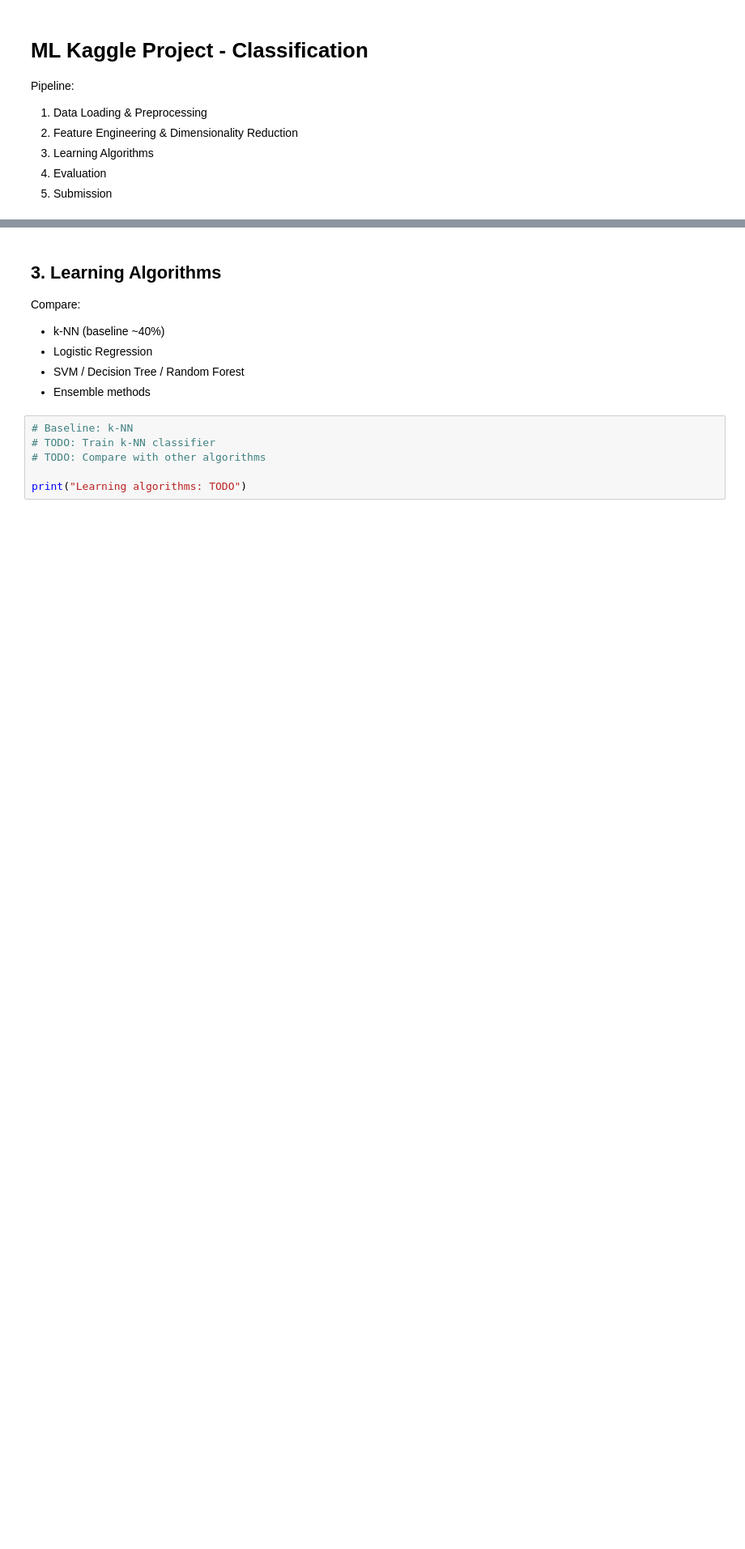
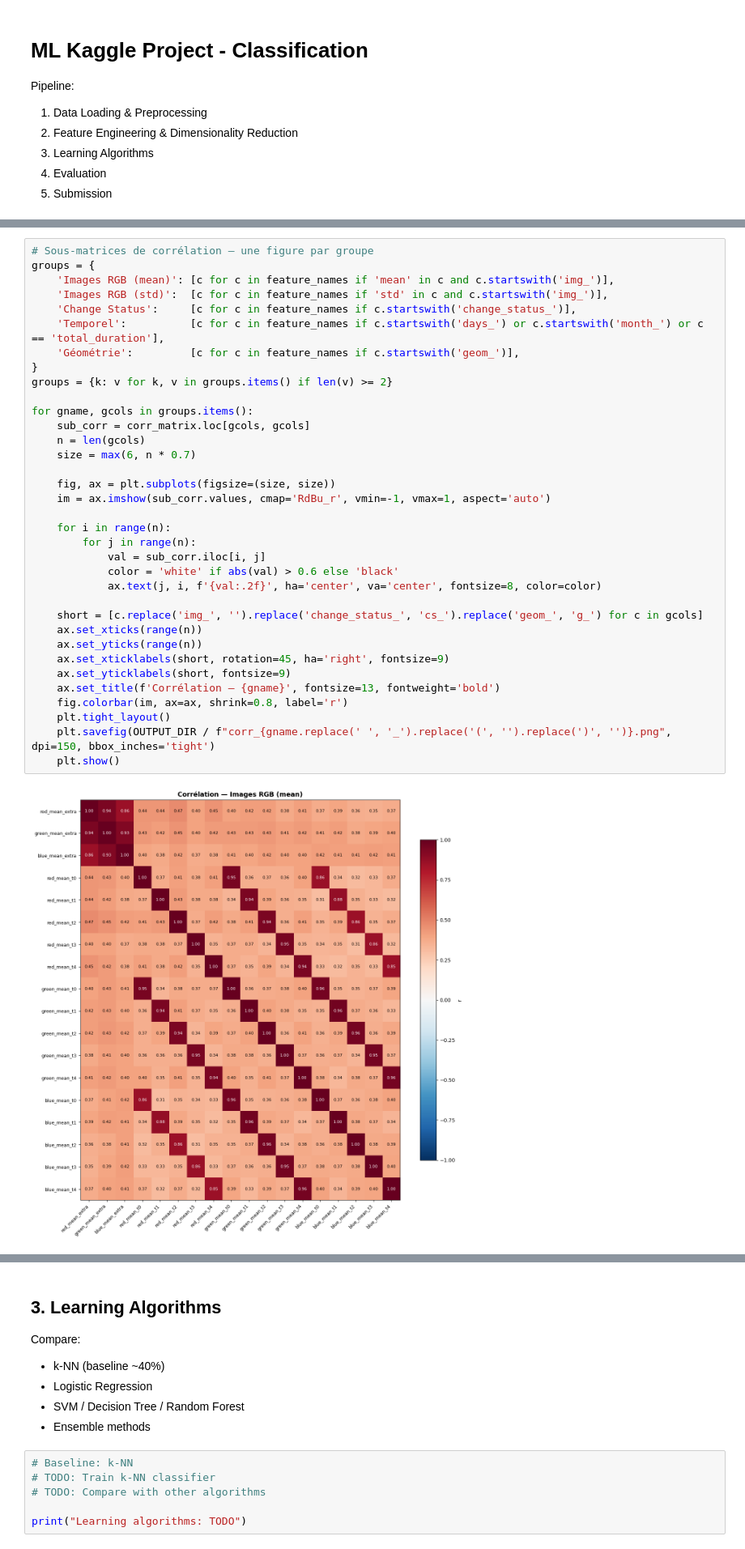
Before and after one commit to Cslu6/ML---Urban-pattern-recognition, a Jupyter notebook: Notebook.ipynb, the cells around one changed output, grey strips where cells are left out. Shown at 81% size. Cells and saved outputs as stored; diff of their text form; blank space fills up the shorter version.

```diff
--- a/Notebook.ipynb
+++ b/Notebook.ipynb
@@ -106,0 +414,37 @@ print("Feature engineering: TODO")
+# %%
+# Sous-matrices de corrélation — une figure par groupe
+groups = {
+    'Images RGB (mean)': [c for c in feature_names if 'mean' in c and c.startswith('img_')],
+    'Images RGB (std)':  [c for c in feature_names if 'std' in c and c.startswith('img_')],
+    'Change Status':     [c for c in feature_names if c.startswith('change_status_')],
+    'Temporel':          [c for c in feature_names if c.startswith('days_') or c.startswith('month_') or c == 'total_duration'],
+    'Géométrie':         [c for c in feature_names if c.startswith('geom_')],
+}
+groups = {k: v for k, v in groups.items() if len(v) >= 2}
+
+for gname, gcols in groups.items():
+    sub_corr = corr_matrix.loc[gcols, gcols]
+    n = len(gcols)
+    size = max(6, n * 0.7)
+
+    fig, ax = plt.subplots(figsize=(size, size))
+    im = ax.imshow(sub_corr.values, cmap='RdBu_r', vmin=-1, vmax=1, aspect='auto')
+
+    for i in range(n):
+        for j in range(n):
+            val = sub_corr.iloc[i, j]
+            color = 'white' if abs(val) > 0.6 else 'black'
+            ax.text(j, i, f'{val:.2f}', ha='center', va='center', fontsize=8, color=color)
+
+    short = [c.replace('img_', '').replace('change_status_', 'cs_').replace('geom_', 'g_') for c in gcols]
+    ax.set_xticks(range(n))
+    ax.set_yticks(range(n))
+    ax.set_xticklabels(short, rotation=45, ha='right', fontsize=9)
+    ax.set_yticklabels(short, fontsize=9)
+    ax.set_title(f'Corrélation — {gname}', fontsize=13, fontweight='bold')
+    fig.colorbar(im, ax=ax, shrink=0.8, label='r')
+    plt.tight_layout()
+    plt.savefig(OUTPUT_DIR / f"corr_{gname.replace(' ', '_').replace('(', '').replace(')', '')}.png", dpi=150, bbox_inches='tight')
+    plt.show()
+# %% [output]
+[figure, added]
```
Also changed, not shown: parts of 23 cells of this notebook.
